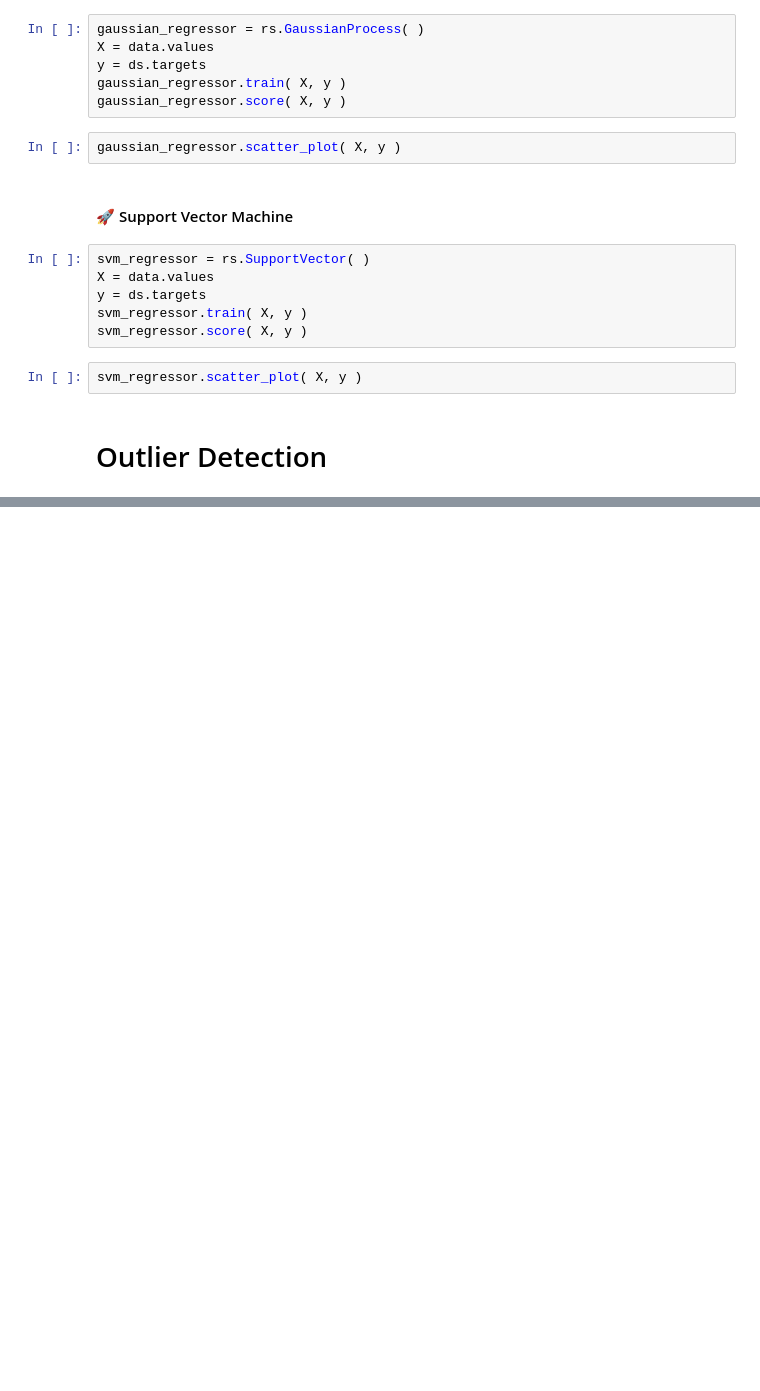
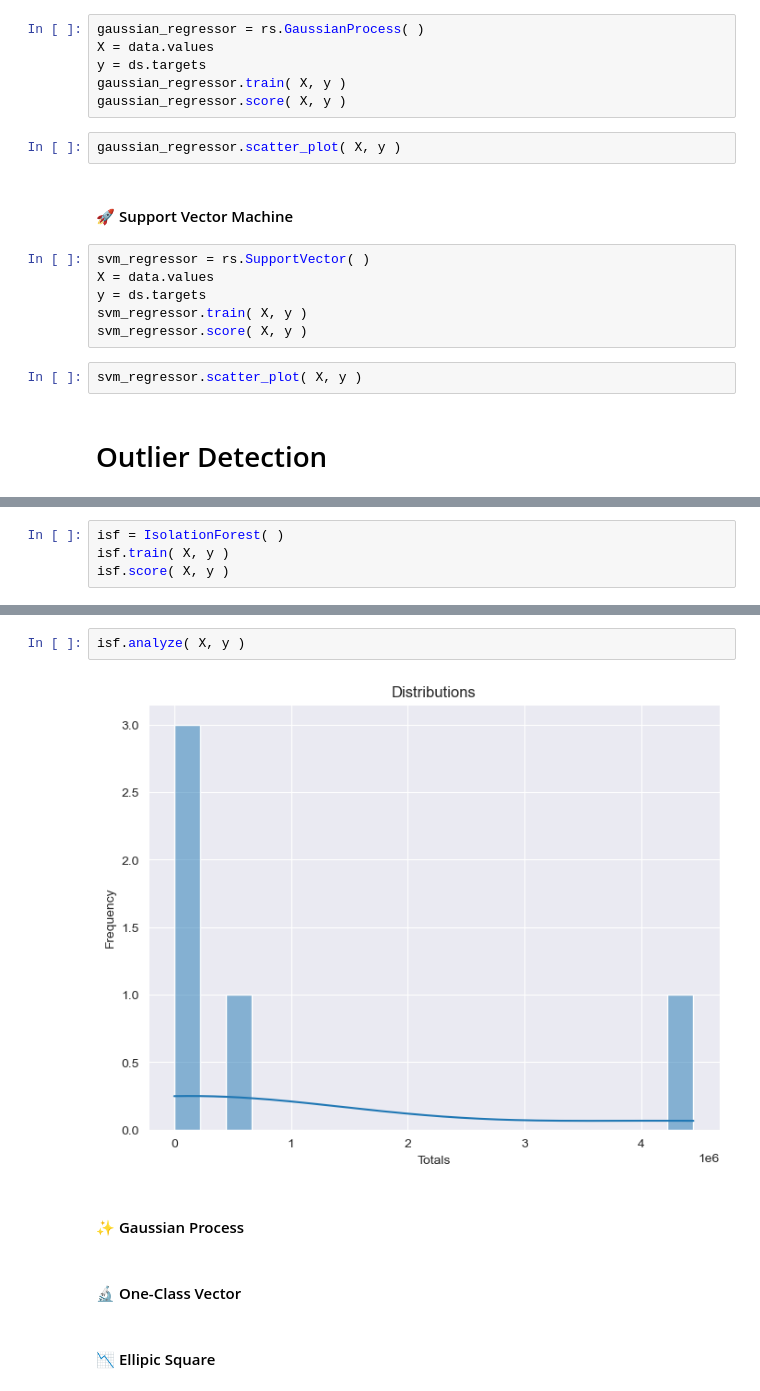
Before and after one commit to is-leeroy-jenkins/Mathy, a Jupyter notebook: ipynb/board.ipynb, the cells around one changed output, grey strips where cells are left out. Drawn from its saved outputs; the diff is of its cells as text; blank space fills up the shorter version.

```diff
--- a/ipynb/board.ipynb
+++ b/ipynb/board.ipynb
@@ -519,0 +526,4 @@ from outliers import *
+# %%
+isf = IsolationForest( )
+isf.train( X, y )
+isf.score( X, y )
@@ -519,0 +544,10 @@ from outliers import *
+# %%
+isf.analyze( X, y )
+# %% [output]
+[figure, added]
+# %% [markdown]
+#### ✨ Gaussian Process
+# %% [markdown]
+#### 🔬 One-Class Vector
+# %% [markdown]
+#### 📉 Ellipic Square
```
Also changed, not shown: parts of 4 cells of this notebook, 2 other files.
